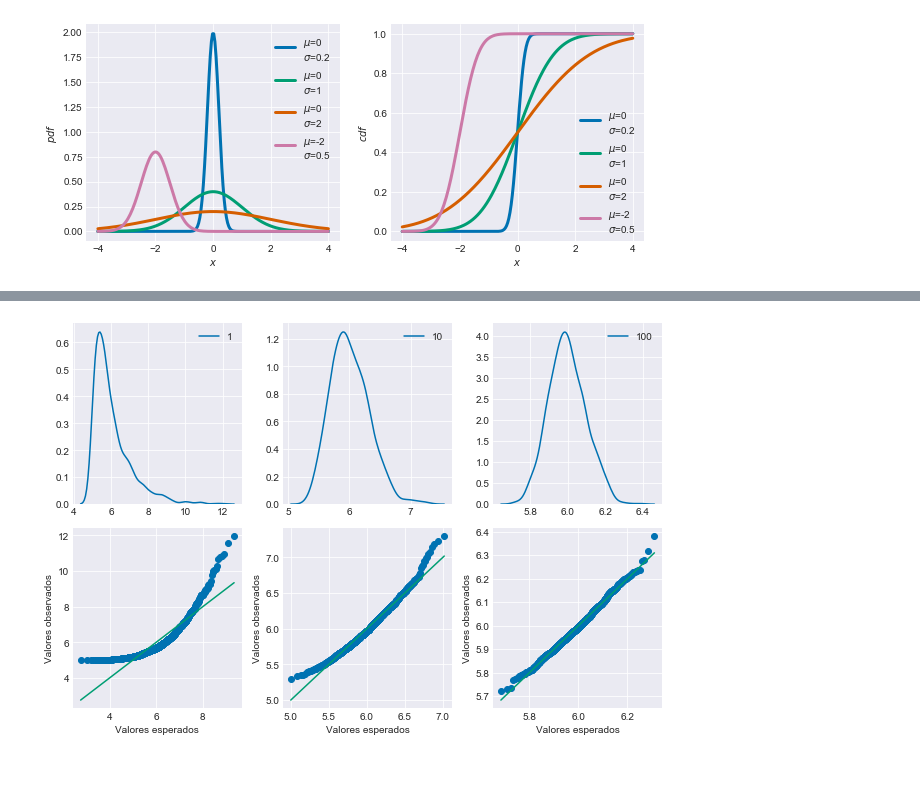
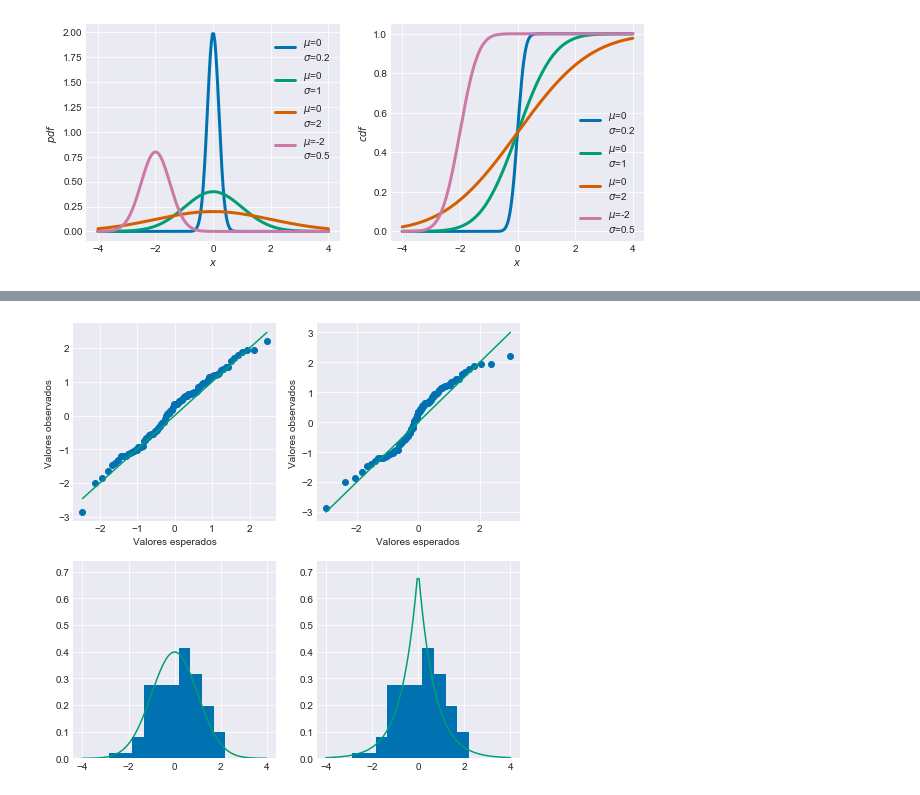
Before and after one commit to danzaconloros/intro_ciencia_de_datos, a Jupyter notebook: 02_distribuciones_de_probabilidad.ipynb, the cells around one changed output, grey strips where cells are left out. Cells and saved outputs as stored; diff of their text form; code cells hidden in the pictures; blank space fills up the shorter version.

```diff
--- a/02_distribuciones_de_probabilidad.ipynb
+++ b/02_distribuciones_de_probabilidad.ipynb
@@ -465,19 +439,20 @@ El teorema del límite central explica la prevalencia de la distribución Gaussi
-# %%
-plt.figure(figsize=(9,6))
-iters = 1000
-distri = stats.expon(5)
-for i, n in enumerate([1, 10, 100]):
-    sample = np.mean(distri.rvs((n, iters)), axis=0)
-    plt.subplot(2, 3, i+1)
-    sns.kdeplot(sample, label=n)
-    plt.subplot(2, 3, i+4)
-    osm, osr = stats.probplot(sample, dist=stats.norm(sample.mean(), sample.std()), fit=False)
-    plt.plot(osm, osr, 'o')
-    plt.plot(osm, osm)
-    plt.xlabel('Valores esperados')
-    plt.ylabel('Valores observados')
-
-plt.tight_layout()
-# %% [output]
-[figure, removed]
+# %%
+muestra = np.random.normal(0, 1, 100)
+dist = stats.norm(0, 1), stats.laplace(scale=0.7)
+x = np.linspace(-4, 4, 100)
+dist_pdf = dist[0].pdf(x), dist[1].pdf(x)
+
+
+_, ax = plt.subplots(2, 2, figsize=(8, 8))
+for i in range(2):
+    osm, osr = stats.probplot(muestra, fit=False, dist=dist[i])
+    ax[0,i].plot(osm, osr, 'o')
+    ax[0,i].plot(osm, osm)
+    ax[0,i].set_xlabel('Valores esperados')
+    ax[0,i].set_ylabel('Valores observados')
+    ax[1, i].hist(muestra, normed=True)
+    ax[1, i].plot(x, dist_pdf[i])
+    ax[1, i].set_ylim(0, np.max(dist_pdf) * 1.1)
+# %% [output]
+[figure, added]
 # %% [markdown]
```
Also changed, not shown: parts of 23 cells of this notebook, 1 other file.
